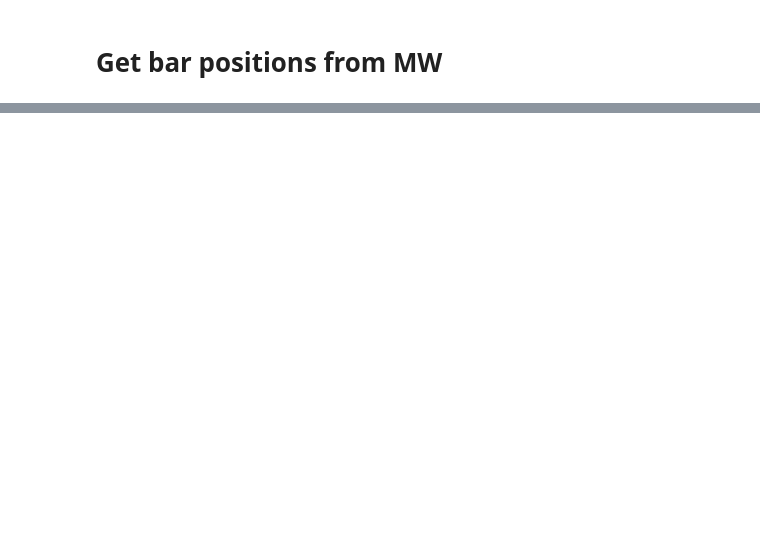
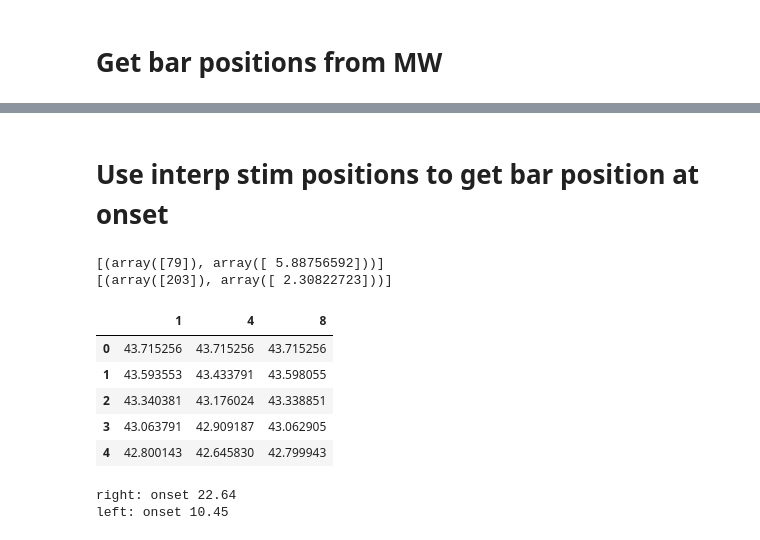
Before and after one commit to julianarhee/2p-pipeline, a Jupyter notebook: pipeline/python/retinotopy/calculate_RFs.ipynb, the cells around one changed output, grey strips where cells are left out. Cells and saved outputs as stored; diff of their text form; code cells hidden in the pictures; blank space fills up the shorter version.

Commit message:
calculate onset values based on positions

```diff
--- a/pipeline/python/retinotopy/calculate_RFs.ipynb
+++ b/pipeline/python/retinotopy/calculate_RFs.ipynb
@@ -110,9 +93,10 @@ def get_retino_stimulus_info(mwinfo, runinfo):
         fr = runinfo['frame_rate']
 
         n_cycles = int(round((n_frames/fr) / stimperiod))
+        print n_cycles
 
         n_frames_per_cycle = int(np.floor(stimperiod * fr))
-        cycle_starts = np.round(np.arange(0, stimperiod * fr * n_cycles, n_frames_per_cycle)).astype('int')
+        cycle_starts = np.round(np.arange(0, n_frames_per_cycle * n_cycles, n_frames_per_cycle)).astype('int')
 
         stiminfo[curr_cond] = {'stimfreq': stimfreq,
                                'frame_rate': fr,
@@ -196,11 +185,3 @@ if not os.path.exists(output_dir):
     os.makedirs(output_dir)
 # %% [markdown]
 # Get stimulus info
-# %%
-# Get cycle starts:
-curr_cond = 'right'
-stiminfo['right']
-
-for trial in trials_by_cond[curr_cond]:
-
-    print traces['File%03d' % trial]['processed'].shape
@@ -524,0 +349,3 @@ recentered_si_ts
+# %%
+stim_positions1, stim_tstamps1 = get_interp_positions(c1, mwinfo, stiminfo, trials_by_cond)
+stim_positions2, stim_tstamps2 = get_interp_positions(c2, mwinfo, stiminfo, trials_by_cond)
@@ -524,0 +456,17 @@ recentered_si_ts
+# %% [markdown]
+# Use interp stim positions to get bar position at onset
+# %%
+print onsets1
+print onsets2
+# %% [output]
+[(array([79]), array([ 5.88756592]))]
+[(array([203]), array([ 2.30822723]))]
+# %%
+stim_positions1.head()
+# %% [output]
+|  | 1 | 4 | 8 |
+| 0 | 43.715256 | 43.715256 | 43.715256 |
+| 1 | 43.593553 | 43.433791 | 43.598055 |
+| 2 | 43.340381 | 43.176024 | 43.338851 |
+| 3 | 43.063791 | 42.909187 | 43.062905 |
+| 4 | 42.800143 | 42.645830 | 42.799943 |
@@ -524,0 +501,18 @@ recentered_si_ts
+# %%
+onset_positions1 = []
+onset_positions2 = []
+for onset, cyc in zip(onsets1, np.arange(0, len(onsets1))):
+    onset_positions1.append(float(avg_positions1[onset[0]]))
+
+onset_positions2 = []
+for onset, cyc in zip(onsets2, np.arange(0, len(onsets2))):
+    onset_positions2.append(float(avg_positions2[onset[0]]))
+
+onset_pos1 = np.mean(onset_positions1)
+onset_pos2 = np.mean(onset_positions2)
+
+print "%s: onset %.2f" % (c1, onset_pos1)
+print "%s: onset %.2f" % (c2, onset_pos2)
+# %% [output]
+right: onset 22.64
+left: onset 10.45
```
Also changed, not shown: parts of 27 cells of this notebook.
